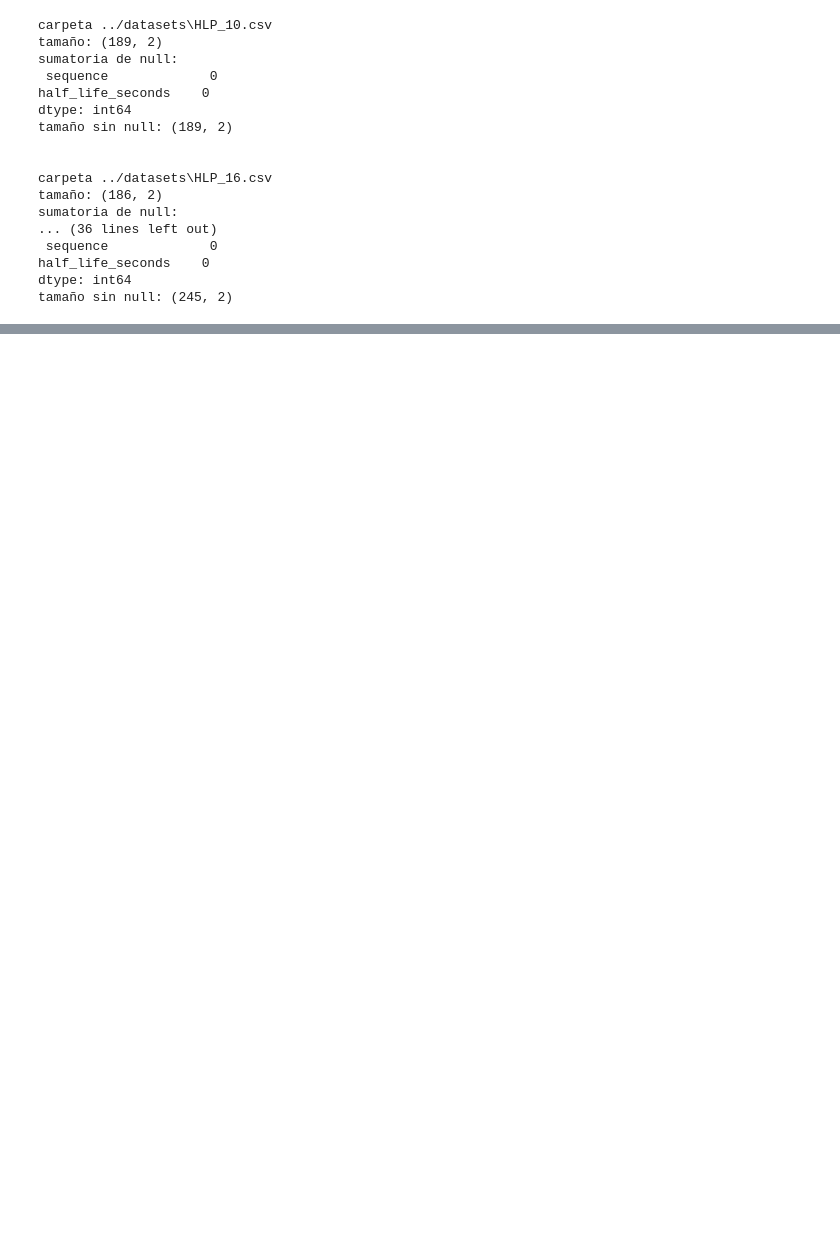
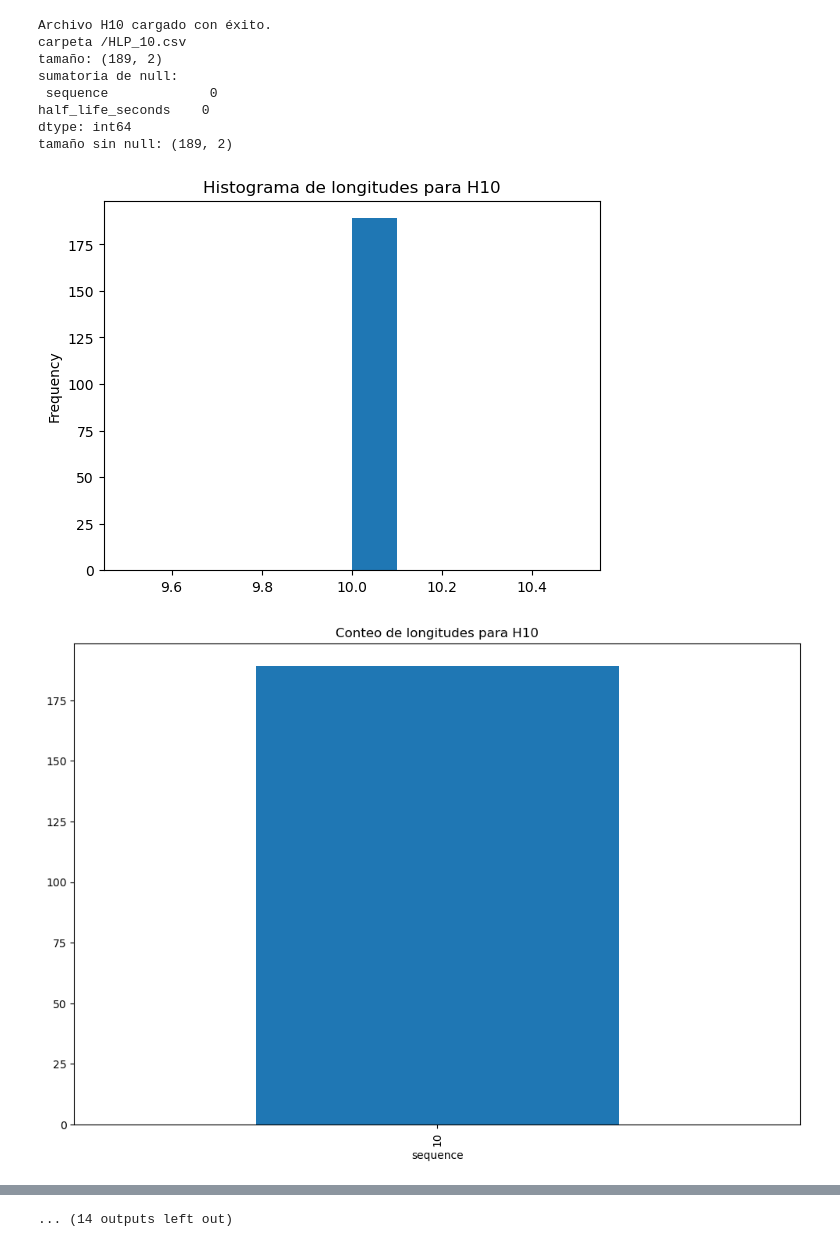
Before and after one commit to Jmartingar/Code, a Jupyter notebook: scripts/analysis.ipynb, the cells around one changed output, grey strips where cells are left out. Cells and saved outputs as stored; diff of their text form; code cells hidden in the pictures; blank space fills up the shorter version.

```diff
--- a/scripts/analysis.ipynb
+++ b/scripts/analysis.ipynb
@@ -6,28 +0,0 @@ folder='../datasets'
-# %%
-for file in os.listdir(folder):
-    if file.endswith('.csv'):
-        com_folder = os.path.join(folder, file)
-        df = pd.read_csv(com_folder)
-        print("carpeta", com_folder)
-        print("tamaño:", df.shape)
-        print("sumatoria de null:\n", df.isnull().sum())
-        print("tamaño sin null:", df.dropna().shape)
-        print("\n")
-# %% [output]
-carpeta ../datasets\HLP_10.csv
-tamaño: (189, 2)
-sumatoria de null:
- sequence             0
-half_life_seconds    0
-dtype: int64
-tamaño sin null: (189, 2)
-
-
-carpeta ../datasets\HLP_16.csv
-tamaño: (186, 2)
-sumatoria de null:
-... (36 lines left out)
- sequence             0
-half_life_seconds    0
-dtype: int64
-tamaño sin null: (245, 2)
@@ -33,0 +22,48 @@ tamaño sin null: (245, 2)
+# %%
+def get_path(name):
+    for file in list_file:
+        if file['name'] == name:
+            return file['path']
+    return None
+# %%
+df_2=pd.DataFrame()
+# %%
+for file in list_file:
+    path = get_path(file['name'])
+
+    if path:
+        df = pd.read_csv(folder + path)
+        print(f"Archivo {file['name']} cargado con éxito.")
+        print("carpeta", path)
+        print("tamaño:", df.shape)
+        print("sumatoria de null:\n", df.isnull().sum())
+        print("tamaño sin null:", df.dropna().shape)
+        print("\n")
+        df['length'] = df['sequence'].str.len()
+        if file['name'] == "PC" or file['name'] == "PNC":
+            df_2=df.drop(columns=['sequence', 'length', 'half_life_seconds','in_peptipedia']).sum()
+            df_2 = df_2.reset_index()
+            df_2.columns = ['Columna', 'Suma']
+            df_2 = df_2[df_2['Suma'] != 0]
+            display(df_2.sort_values(by='Suma', ascending=False).reset_index(drop=True))
+        df['length'].plot(kind='hist', bins=10)
+        plt.title(f"Histograma de longitudes para {file['name']}")
+        plt.show()
+
+        plt.figure(figsize=(12, 8))
+        df['sequence'].str.len().value_counts().sort_index().plot(kind='bar')
+        plt.title(f"Conteo de longitudes para {file['name']}")
+        plt.show()
+    else:
+        print(f"No se encontró la ruta para {file['name']}.")
+# %% [output]
+Archivo H10 cargado con éxito.
+carpeta /HLP_10.csv
+tamaño: (189, 2)
+sumatoria de null:
+ sequence             0
+half_life_seconds    0
+dtype: int64
+tamaño sin null: (189, 2)
+[figure, added]
+[figure, added]
@@ -33,0 +100 @@ tamaño sin null: (245, 2)
+... (14 outputs left out)
```
Also changed, not shown: parts of 5 cells of this notebook, 7 other files.
